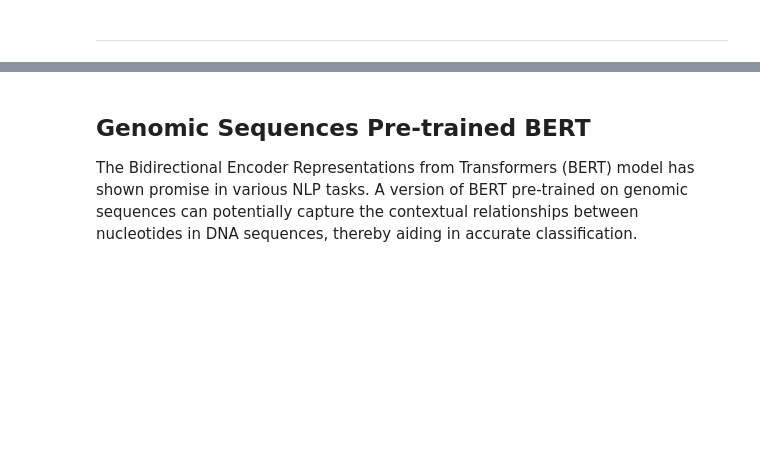
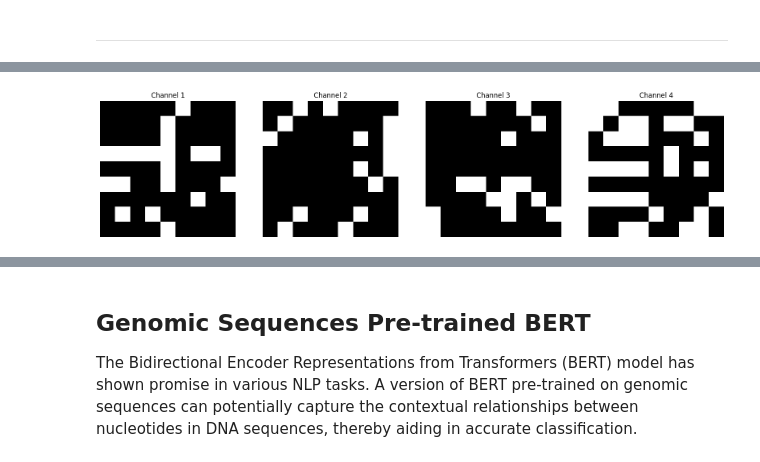
Before and after one commit to rnudb/PROJET-MLBIO, a Jupyter notebook: mlbio.ipynb, the cells around one changed output, grey strips where cells are left out. Drawn from its saved outputs; the diff is of its cells as text; code cells hidden in the pictures; blank space fills up the shorter version.

```diff
--- a/mlbio.ipynb
+++ b/mlbio.ipynb
@@ -711,0 +725,6 @@ The 1D conv model seem to be adapting better to the data. However the stillness
+# %%
+# Load the data
+train_data = pd.read_csv('./data/train.csv',usecols=['genome_sequence','species'])
+train_data = train_data.sample(n=500000)
+species_counts = train_data['species'].value_counts(normalize=True)
+print(species_counts)
@@ -711,0 +745,25 @@ The 1D conv model seem to be adapting better to the data. However the stillness
+# %%
+nucleotide_mapping = {'a': 0, 'c': 1, 'g': 2, 't': 3}
+encoded_sequences = train_data['genome_sequence'].apply(lambda x: [nucleotide_mapping[n] for n in x])
+train_data['encoded_sequence'] = encoded_sequences
+
+# 2. Label Encoding
+label_encoder = LabelEncoder()
+train_data['encoded_species'] = label_encoder.fit_transform(train_data['species'])
+
+# 3. Padding
+SEQUENCE_LENGTH = max(train_data['encoded_sequence'].apply(len))
+X = pad_sequences(train_data['encoded_sequence'], maxlen=SEQUENCE_LENGTH, padding='post')
+y = tf.keras.utils.to_categorical(train_data['encoded_species'])
+
+# Split data
+X_train, X_test, y_train, y_test = train_test_split(X, y, test_size=0.2, random_state=42)
+
+# 4. LSTM model
+model = tf.keras.models.Sequential([
+    tf.keras.layers.Embedding(4, 8, input_length=SEQUENCE_LENGTH),
+    tf.keras.layers.LSTM(64, return_sequences=True),
+    tf.keras.layers.LSTM(32),
+    tf.keras.layers.Dense(y.shape[1], activation='softmax')
+])
+model.summary()
@@ -711,0 +788,15 @@ The 1D conv model seem to be adapting better to the data. However the stillness
+# %%
+def plot_images(data_piece):
+    fig, axs = plt.subplots(1, 4, figsize=(20, 5))
+
+    # Assuming data_piece has shape (9, 9, 4)
+    for i in range(4):
+        img = data_piece[:, :, i]
+        axs[i].imshow(img, cmap='gray')  # or choose a different colormap if preferred
+        axs[i].axis('off')  # to remove the axes for clarity
+        axs[i].set_title(f'Channel {i+1}')
+
+    plt.show()
+plot_images(X_train[0])
+# %% [output]
+[figure, added]
```
Also changed, not shown: parts of 16 cells of this notebook.
